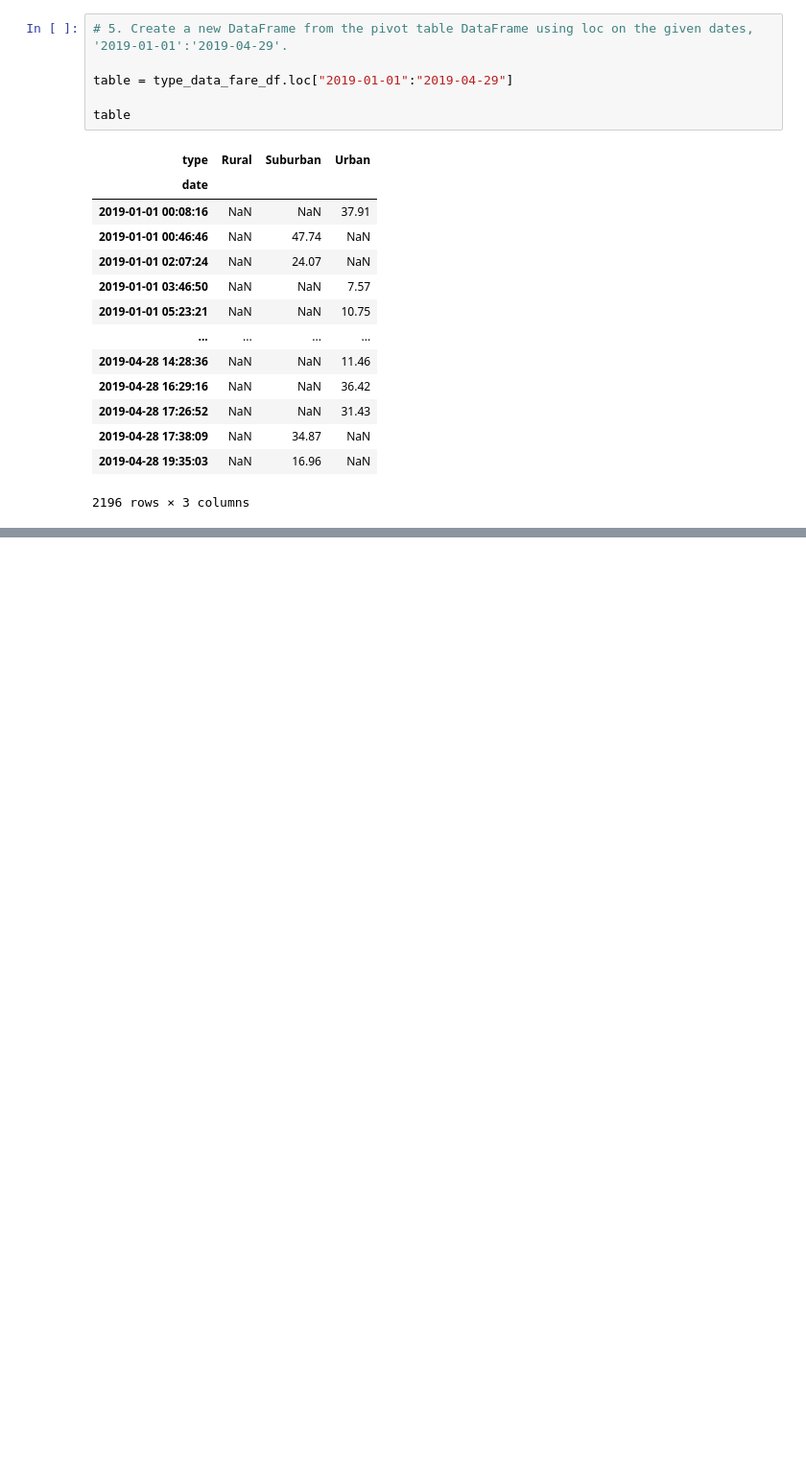
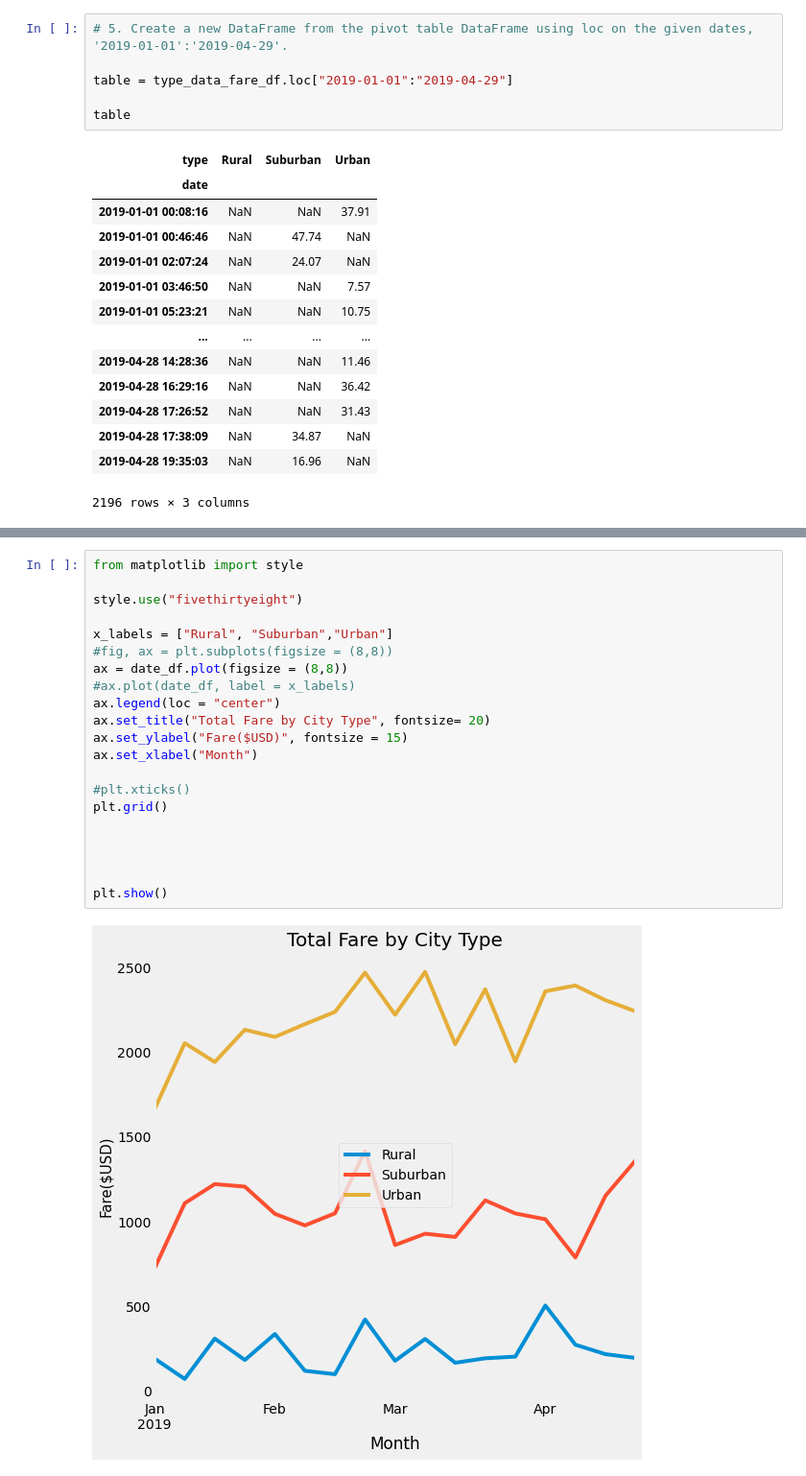
Before and after one commit to shawnkitagawa/PyBer_Analysis, a Jupyter notebook: PyBer_Challenge_starter_code.ipynb, the cells around one changed output, grey strips where cells are left out. Shown at 96% size. Drawn from its saved outputs; the diff is of its cells as text; blank space fills up the shorter version.

```diff
--- a/PyBer_Challenge_starter_code.ipynb
+++ b/PyBer_Challenge_starter_code.ipynb
@@ -242,0 +376,23 @@ TypeError: Only valid with DatetimeIndex, TimedeltaIndex or PeriodIndex, but got
+# %%
+from matplotlib import style
+
+style.use("fivethirtyeight")
+
+x_labels = ["Rural", "Suburban","Urban"]
+#fig, ax = plt.subplots(figsize = (8,8))
+ax = date_df.plot(figsize = (8,8))
+#ax.plot(date_df, label = x_labels)
+ax.legend(loc = "center")
+ax.set_title("Total Fare by City Type", fontsize= 20)
+ax.set_ylabel("Fare($USD)", fontsize = 15)
+ax.set_xlabel("Month")
+
+#plt.xticks()
+plt.grid()
+
+
+
+
+plt.show()
+# %% [output]
+[figure, added]
```
Also changed, not shown: parts of 11 cells of this notebook, 2 other files.
